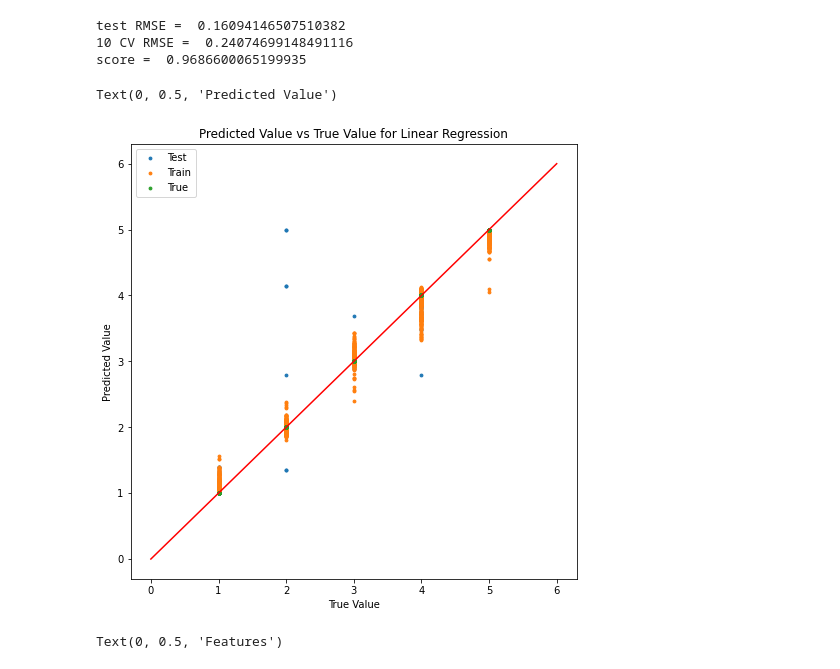
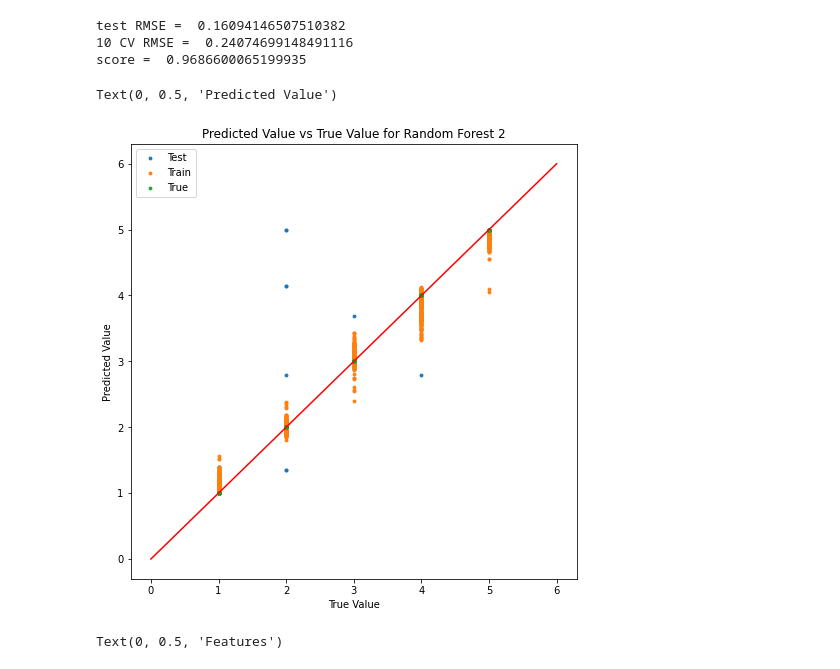
Before and after one commit to woonsupkim/BurdenofCare, a Jupyter notebook: burden2.ipynb, the cells around one changed output. Saved outputs shown, nothing was run; the diff lists cells and outputs as text; code cells hidden in the pictures.

```diff
--- a/burden2.ipynb
+++ b/burden2.ipynb
@@ -500,16 +556,16 @@ score =  0.9686600065199935
 # %%
 plt.figure(figsize = (8,8))
 plt.scatter(x = y_test, y = yhat_22, s = 8, label = "Test")
 plt.scatter(x = y_train, y = model22.predict(X_train), s = 8, label = "Train")
 plt.scatter(x = df_reg['burden'], y = df_reg['burden'], s = 8, label = "True")
 plt.plot([0,6], [0,6], color = "r")
 plt.legend(loc=0)
-plt.title("Predicted Value vs True Value for Linear Regression")
+plt.title("Predicted Value vs True Value for Random Forest 2")
 plt.xlabel("True Value")
 plt.ylabel("Predicted Value")
 # %% [output]
 Text(0, 0.5, 'Predicted Value')
-[figure, old version]
+[figure, new version]
 # %%
 sorted_importance = sorted(zip(df_reg.drop('burden', axis = 1).columns, model22.feature_importances_), key=lambda t:t[1], reverse = True)
 a, b = zip(*sorted_importance)
```
Also changed, not shown: parts of 12 cells of this notebook.
